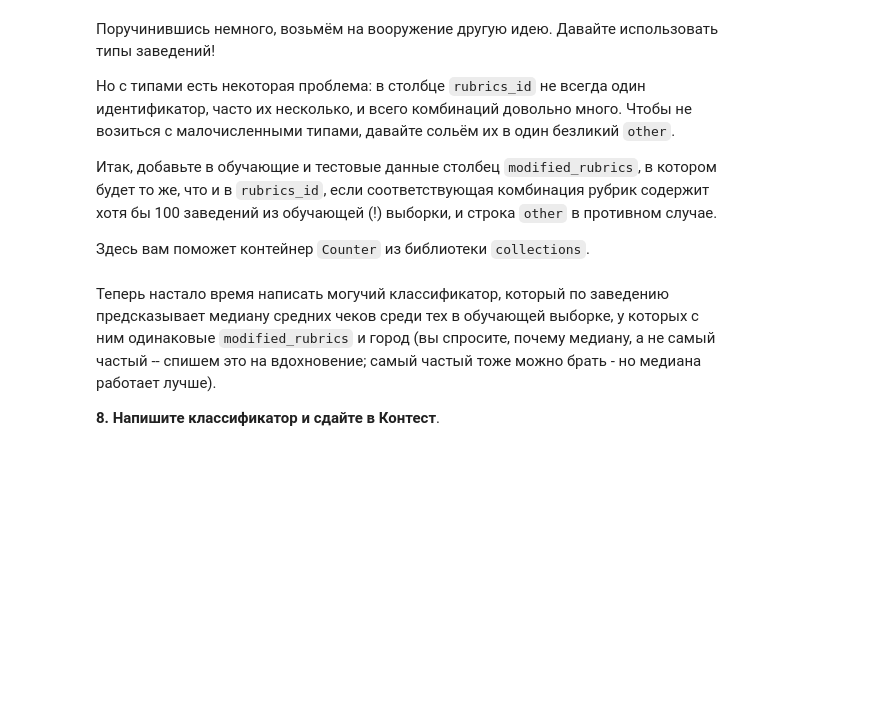
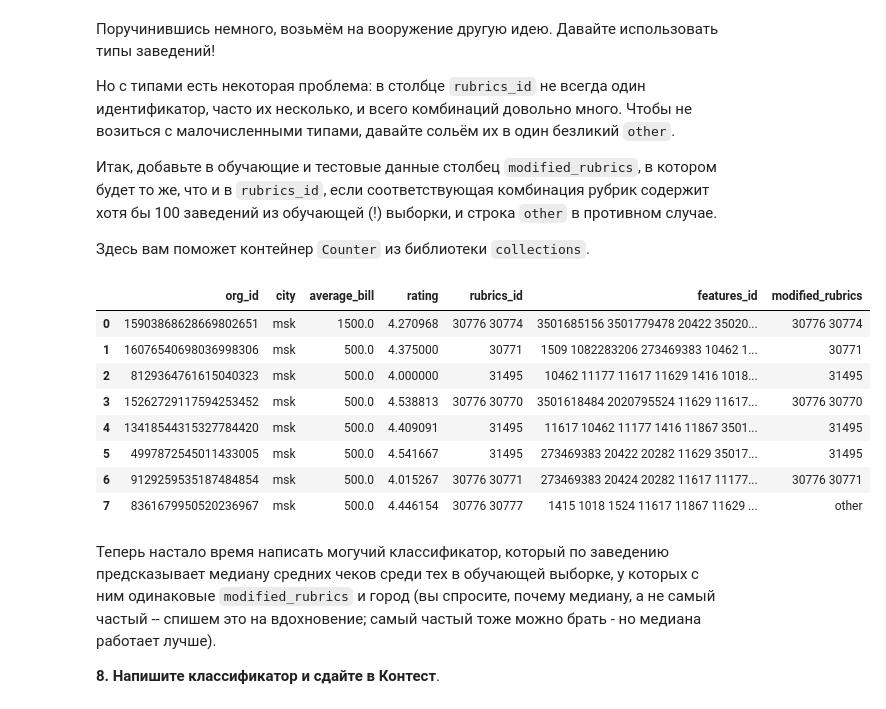
Before and after one commit to Reveqqq/ML, a Jupyter notebook: Yandex ML/autohw_intro_ML_92e1d33a4d.ipynb, the cells around one changed output. Cells and saved outputs as stored; diff of their text form; code cells hidden in the pictures; blank space fills up the shorter version.

```diff
--- a/Yandex ML/autohw_intro_ML_92e1d33a4d.ipynb
+++ b/Yandex ML/autohw_intro_ML_92e1d33a4d.ipynb
@@ -542,0 +541,19 @@ np.float64(445.10632814032624)
+# %%
+# your code
+from collections import Counter
+
+rubric_counter = Counter(clean_data['rubrics_id'])
+
+clean_data['modified_rubrics'] = clean_data['rubrics_id'].apply(lambda x: x if rubric_counter[x] > 100 else 'other')
+# %%
+clean_data.head(8)
+# %% [output]
+|  | org_id | city | average_bill | rating | rubrics_id | features_id | modified_rubrics |
+| 0 | 15903868628669802651 | msk | 1500.0 | 4.270968 | 30776 30774 | 3501685156 3501779478 20422 35020... | 30776 30774 |
+| 1 | 16076540698036998306 | msk | 500.0 | 4.375000 | 30771 | 1509 1082283206 273469383 10462 1... | 30771 |
+| 2 | 8129364761615040323 | msk | 500.0 | 4.000000 | 31495 | 10462 11177 11617 11629 1416 1018... | 31495 |
+| 3 | 15262729117594253452 | msk | 500.0 | 4.538813 | 30776 30770 | 3501618484 2020795524 11629 11617... | 30776 30770 |
+| 4 | 13418544315327784420 | msk | 500.0 | 4.409091 | 31495 | 11617 10462 11177 1416 11867 3501... | 31495 |
+| 5 | 4997872545011433005 | msk | 500.0 | 4.541667 | 31495 | 273469383 20422 20282 11629 35017... | 31495 |
+| 6 | 9129259535187484854 | msk | 500.0 | 4.015267 | 30776 30771 | 273469383 20424 20282 11617 11177... | 30776 30771 |
+| 7 | 8361679950520236967 | msk | 500.0 | 4.446154 | 30776 30777 | 1415 1018 1524 11617 11867 11629 ... | other |
```
Also changed, not shown: parts of 26 cells of this notebook, 5 other files.
